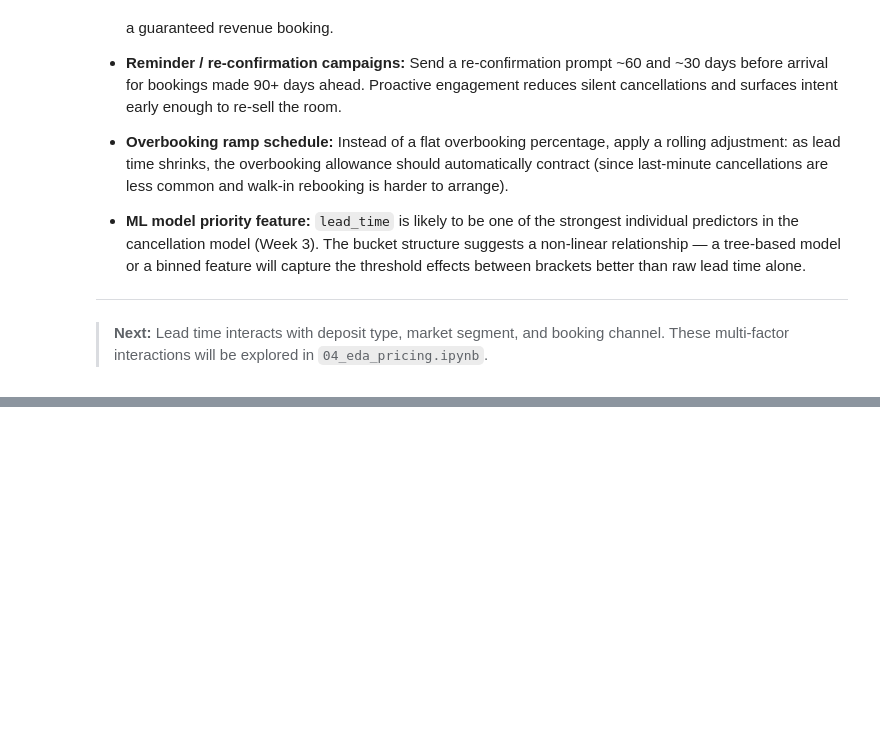
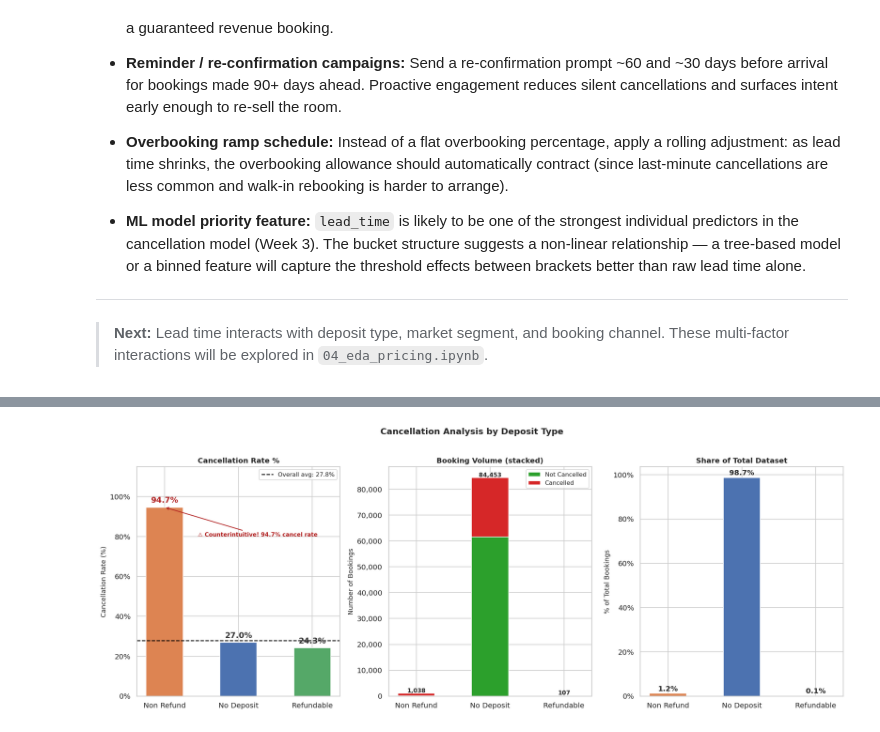
Before and after one commit to Sneha140202/hotel-booking-analysis, a Jupyter notebook: notebooks/03_eda_cancellations.ipynb, the cells around one changed output, grey strips where cells are left out. Cells and saved outputs as stored; diff of their text form; code cells hidden in the pictures; blank space fills up the shorter version.

Commit message:
eda: analyzed cancellation rates by deposit type — documented counterintuitive finding

```diff
--- a/notebooks/03_eda_cancellations.ipynb
+++ b/notebooks/03_eda_cancellations.ipynb
@@ -686,0 +726,17 @@ rather than a flat-rate buffer:
+# %%
+dep_stats = (
+    df.groupby("deposit_type")["is_canceled"]
+      .agg(Total="count", Cancelled="sum")
+      .assign(
+          Not_Cancelled=lambda x: x["Total"] - x["Cancelled"],
+          Cancel_Rate=lambda x: (x["Cancelled"] / x["Total"] * 100).round(2),
+          Share_of_Dataset=lambda x: (x["Total"] / len(df) * 100).round(2),
+      )
+      .sort_values("Cancel_Rate", ascending=False)
+)
+
+print("Cancellation statistics by deposit type:")
+print()
+print(dep_stats.to_string())
+print()
+print("⚠  Counterintuitive finding flagged — see analysis below.")
@@ -686,0 +755,71 @@ rather than a flat-rate buffer:
+# %%
+fig, axes = plt.subplots(1, 3, figsize=(16, 6))
+fig.suptitle("Cancellation Analysis by Deposit Type",
+             fontsize=13, fontweight="bold", y=1.02)
+
+deposit_order  = dep_stats.index.tolist()
+dep_rates      = dep_stats["Cancel_Rate"].values
+dep_totals     = dep_stats["Total"].values
+dep_cancelled  = dep_stats["Cancelled"].values
+dep_nc         = dep_stats["Not_Cancelled"].values
+bar_colors     = [DEPOSIT_COLORS.get(d, "#999") for d in deposit_order]
+
+# ── Plot 1: Cancellation rate ────────────────────────────────────────────────
+bars1 = axes[0].bar(deposit_order, dep_rates, color=bar_colors,
+                    edgecolor="white", width=0.5)
+axes[0].axhline(overall_rate, color="black", linestyle="--",
+                linewidth=1.4, label=f"Overall avg: {overall_rate:.1f}%")
+axes[0].set_title("Cancellation Rate %", fontsize=11, fontweight="bold")
+axes[0].set_ylabel("Cancellation Rate (%)", fontsize=10)
+axes[0].yaxis.set_major_formatter(mtick.PercentFormatter())
+axes[0].set_ylim(0, 115)
+axes[0].legend(fontsize=9)
+
+for bar, rate in zip(bars1, dep_rates):
+    color = "#b22222" if rate > 90 else "#333"
+    axes[0].text(bar.get_x() + bar.get_width() / 2,
+                 bar.get_height() + 1.5,
+                 f"{rate:.1f}%", ha="center", va="bottom",
+                 fontsize=12, fontweight="bold", color=color)
+
+# Surprise annotation
+nr_idx = deposit_order.index("Non Refund")
+axes[0].annotate("⚠ Counterintuitive! 94.7% cancel rate",
+                 xy=(nr_idx, dep_rates[nr_idx]),
+                 xytext=(nr_idx + 0.45, 80),
+                 fontsize=8.5, color="#b22222", fontweight="bold",
+                 arrowprops=dict(arrowstyle="->", color="#b22222", lw=1.2))
+
+# ── Plot 2: Stacked volume ───────────────────────────────────────────────────
+axes[1].bar(deposit_order, dep_nc,  color="#2ca02c", edgecolor="white",
+            width=0.5, label="Not Cancelled")
+axes[1].bar(deposit_order, dep_cancelled, bottom=dep_nc,
+            color="#d62728", edgecolor="white", width=0.5, label="Cancelled")
+axes[1].set_title("Booking Volume (stacked)", fontsize=11, fontweight="bold")
+axes[1].set_ylabel("Number of Bookings", fontsize=10)
+axes[1].yaxis.set_major_formatter(mtick.FuncFormatter(lambda x, _: f"{int(x):,}"))
+axes[1].legend(fontsize=9)
+for i, tot in enumerate(dep_totals):
+    axes[1].text(i, tot + 400, f"{tot:,}", ha="center",
+                 fontsize=9, fontweight="bold")
+
+# ── Plot 3: Dataset share ────────────────────────────────────────────────────
+shares = dep_stats["Share_of_Dataset"].values
+bars3  = axes[2].bar(deposit_order, shares, color=bar_colors,
+                     edgecolor="white", width=0.5)
+axes[2].set_title("Share of Total Dataset", fontsize=11, fontweight="bold")
+axes[2].set_ylabel("% of Total Bookings", fontsize=10)
+axes[2].yaxis.set_major_formatter(mtick.PercentFormatter())
+for bar, share in zip(bars3, shares):
+    axes[2].text(bar.get_x() + bar.get_width() / 2,
+                 bar.get_height() + 0.5,
+                 f"{share:.1f}%", ha="center", va="bottom",
+                 fontsize=11, fontweight="bold")
+
+plt.tight_layout()
+plt.savefig("../visuals/cancellation_by_deposit_type.png",
+            dpi=150, bbox_inches="tight", facecolor="white")
+plt.show()
+print("Saved → visuals/cancellation_by_deposit_type.png")
+# %% [output]
+[figure, added]
```
Also changed, not shown: parts of 13 cells of this notebook, 1 other file.
